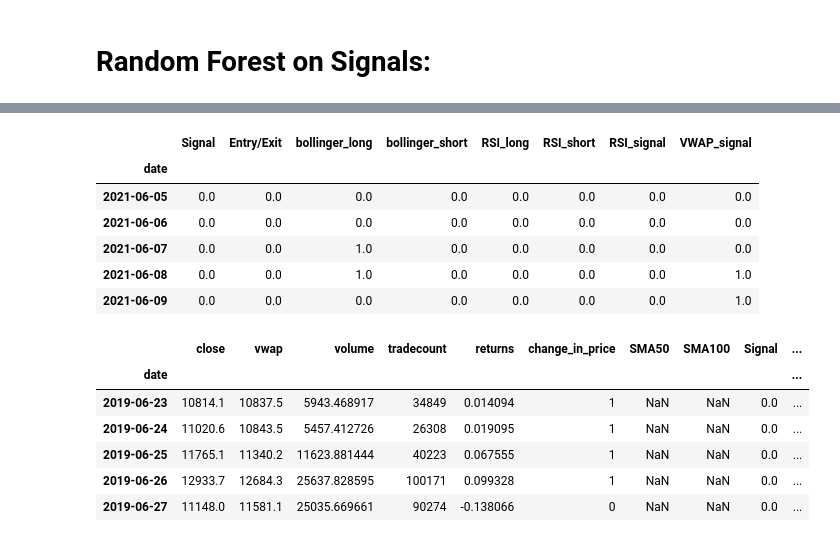
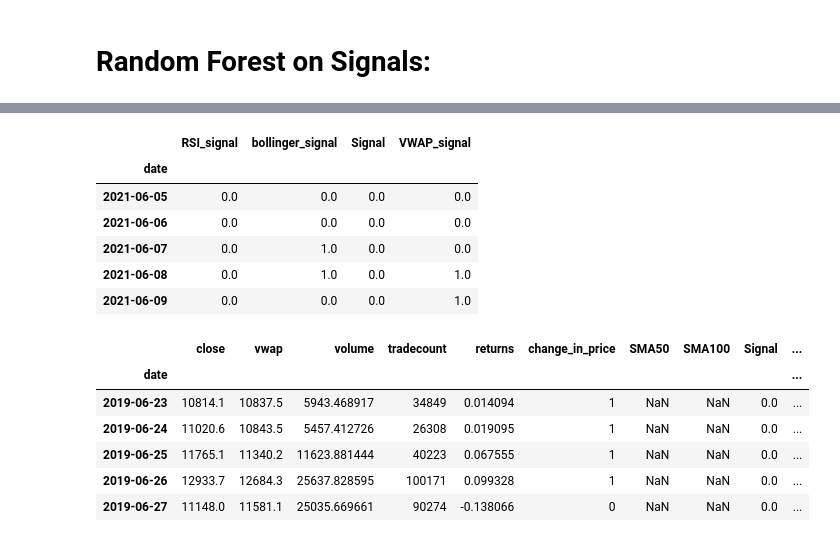
Before and after one commit to hammer888-tech/project2_algo_trading, a Jupyter notebook: RoughDraft.ipynb, the cells around one changed output, grey strips where cells are left out. Cells and saved outputs as stored; diff of their text form; code cells hidden in the pictures.

```diff
--- a/RoughDraft.ipynb
+++ b/RoughDraft.ipynb
@@ -304,14 +307,14 @@ all_sig.tail()
 # %%
-x_var_list = ['Signal', 'Entry/Exit', 'bollinger_long', 'bollinger_short', 'RSI_long', 'RSI_short', 'RSI_signal', 'VWAP_signal']
+x_var_list = ['RSI_signal', 'bollinger_signal', 'Signal', 'VWAP_signal']
 all_sig[x_var_list].tail()
 # %% [output]
-|  | Signal | Entry/Exit | bollinger_long | bollinger_short | RSI_long | RSI_short | RSI_signal | VWAP_signal |
-| date |  |  |  |  |  |  |  |  |
-| 2021-06-05 | 0.0 | 0.0 | 0.0 | 0.0 | 0.0 | 0.0 | 0.0 | 0.0 |
-| 2021-06-06 | 0.0 | 0.0 | 0.0 | 0.0 | 0.0 | 0.0 | 0.0 | 0.0 |
-| 2021-06-07 | 0.0 | 0.0 | 1.0 | 0.0 | 0.0 | 0.0 | 0.0 | 0.0 |
-| 2021-06-08 | 0.0 | 0.0 | 1.0 | 0.0 | 0.0 | 0.0 | 0.0 | 1.0 |
-| 2021-06-09 | 0.0 | 0.0 | 0.0 | 0.0 | 0.0 | 0.0 | 0.0 | 1.0 |
+|  | RSI_signal | bollinger_signal | Signal | VWAP_signal |
+| date |  |  |  |  |
+| 2021-06-05 | 0.0 | 0.0 | 0.0 | 0.0 |
+| 2021-06-06 | 0.0 | 0.0 | 0.0 | 0.0 |
+| 2021-06-07 | 0.0 | 1.0 | 0.0 | 0.0 |
+| 2021-06-08 | 0.0 | 1.0 | 0.0 | 1.0 |
+| 2021-06-09 | 0.0 | 0.0 | 0.0 | 1.0 |
 # %%
 all_sig.dropna(subset=x_var_list, inplace=True)
 all_sig.dropna(subset=['returns'],inplace=True)
```
Also changed, not shown: parts of 28 cells of this notebook, 3 other files.
